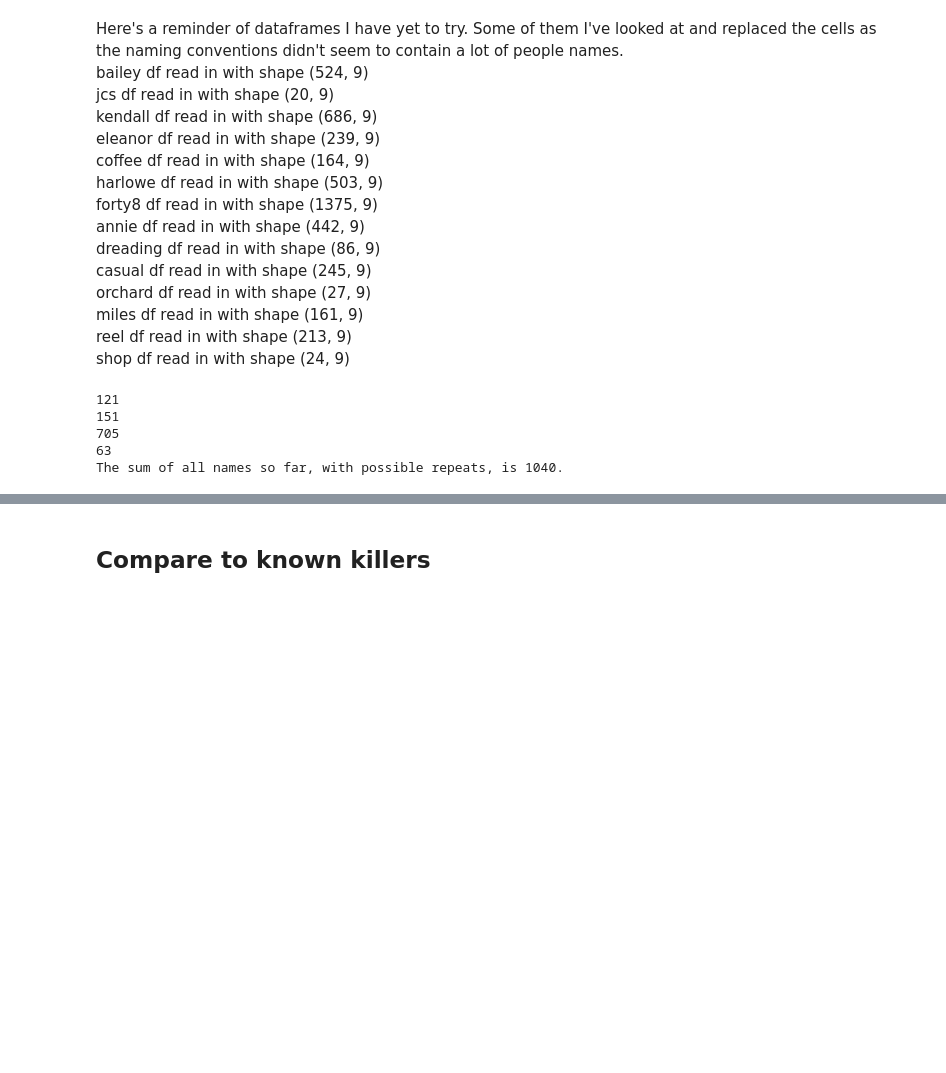
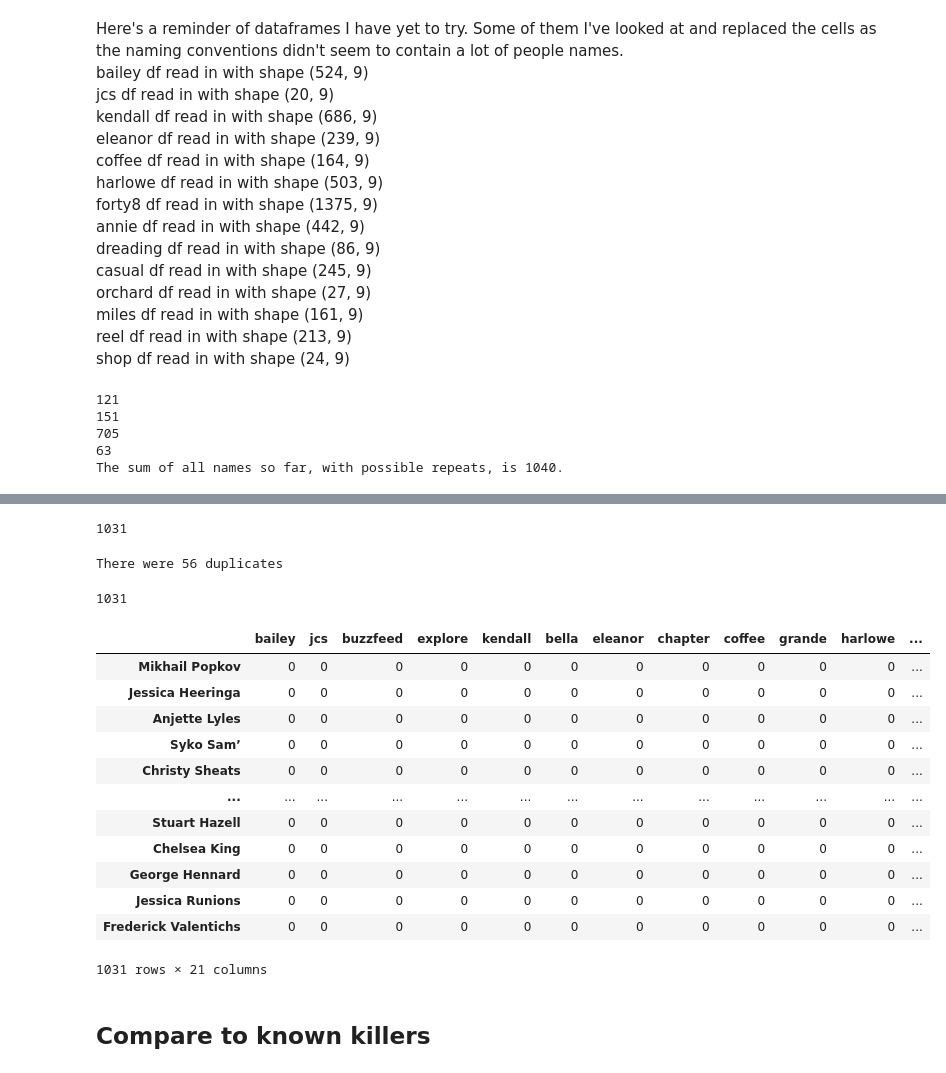
Before and after one commit to mhapich/trueCrime, a Jupyter notebook: videoNLP.ipynb, the cells around one changed output, grey strips where cells are left out. Drawn from its saved outputs; the diff is of its cells as text; code cells hidden in the pictures; blank space fills up the shorter version.

Commit message:
df created with 1031 people and channel columns

```diff
--- a/videoNLP.ipynb
+++ b/videoNLP.ipynb
@@ -704,0 +970,3 @@ The sum of all names so far, with possible repeats, is 1040.
+# %%
+pd.set_option('display.max_columns', 100)
+coffee_titles.head()
@@ -704,0 +1008,7 @@ The sum of all names so far, with possible repeats, is 1040.
+# %%
+people = []
+for name in all_lists:
+    print(f"Size of {name} list is {len(vars()[name])}")
+    people = people + vars()[name]
+
+print(f"Length of people list is {len(people)}")
@@ -705,3 +1042,35 @@ The sum of all names so far, with possible repeats, is 1040.
+# %%
+# eliminate duplicates if there are any
+people_set = set(people)
+print(len(people_set))
+# %% [output]
+1031
+# %%
+print(f"There were {len(people) - len(people_set)} duplicates")
+# %% [output]
+There were 56 duplicates
+# %%
+people = list(people_set)
+len(people)
+# %% [output]
+1031
+# %%
+df = pd.DataFrame(0, index = people, columns = names)
+df
+# %% [output]
+|  | bailey | jcs | buzzfeed | explore | kendall | bella | eleanor | chapter | coffee | grande | harlowe | ... |
+| Mikhail Popkov | 0 | 0 | 0 | 0 | 0 | 0 | 0 | 0 | 0 | 0 | 0 | ... |
+| Jessica Heeringa | 0 | 0 | 0 | 0 | 0 | 0 | 0 | 0 | 0 | 0 | 0 | ... |
+| Anjette Lyles | 0 | 0 | 0 | 0 | 0 | 0 | 0 | 0 | 0 | 0 | 0 | ... |
+| Sykо Sаm’ | 0 | 0 | 0 | 0 | 0 | 0 | 0 | 0 | 0 | 0 | 0 | ... |
+| Christy Sheats | 0 | 0 | 0 | 0 | 0 | 0 | 0 | 0 | 0 | 0 | 0 | ... |
+| ... | ... | ... | ... | ... | ... | ... | ... | ... | ... | ... | ... | ... |
+| Stuart Hazell | 0 | 0 | 0 | 0 | 0 | 0 | 0 | 0 | 0 | 0 | 0 | ... |
+| Chelsea King | 0 | 0 | 0 | 0 | 0 | 0 | 0 | 0 | 0 | 0 | 0 | ... |
+| George Hennard | 0 | 0 | 0 | 0 | 0 | 0 | 0 | 0 | 0 | 0 | 0 | ... |
+| Jessica Runions | 0 | 0 | 0 | 0 | 0 | 0 | 0 | 0 | 0 | 0 | 0 | ... |
+| Frederick Valentichs | 0 | 0 | 0 | 0 | 0 | 0 | 0 | 0 | 0 | 0 | 0 | ... |
+1031 rows × 21 columns
 # %% [markdown]
 ## Compare to known killers
 # %% [markdown]
```
Also changed, not shown: parts of 37 cells of this notebook.
